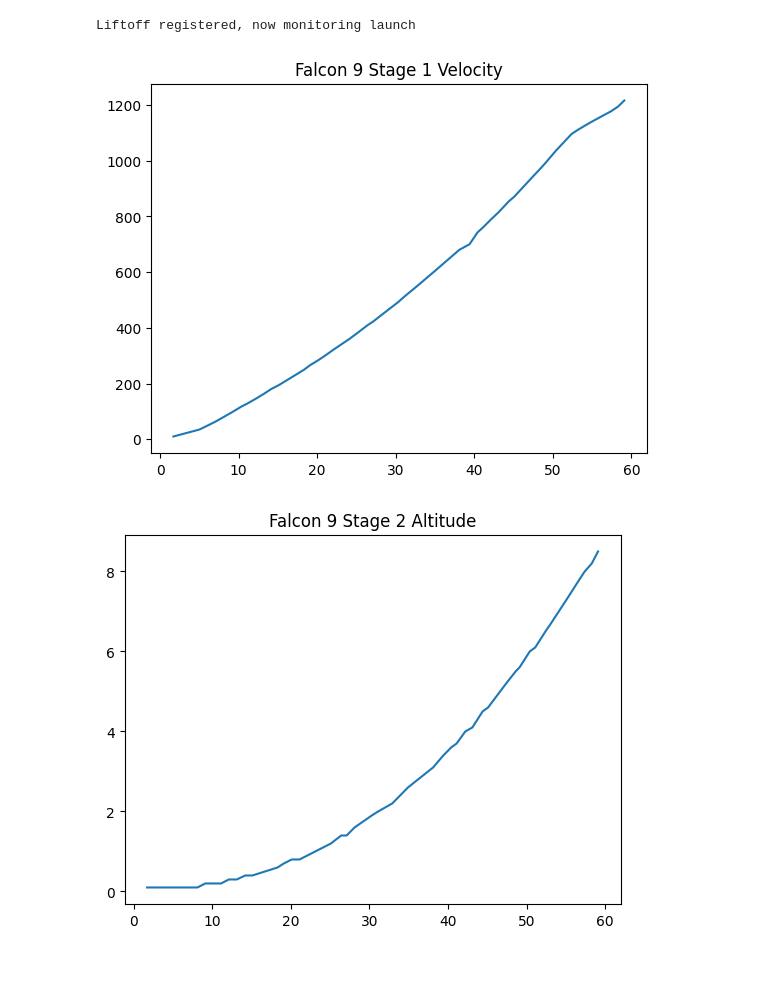
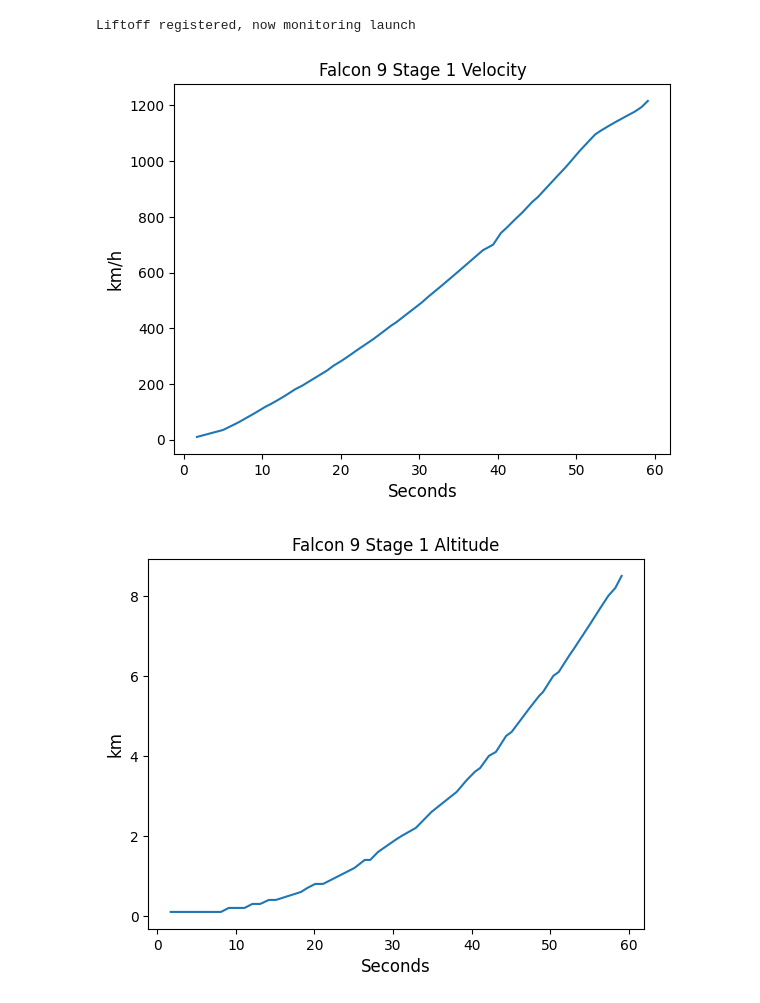
Before and after one commit to manuel-rottschaefer/trajectories, a Jupyter notebook: Trajectories.ipynb, the cells around one changed output. Saved outputs shown, nothing was run; the diff lists cells and outputs as text; code cells hidden in the pictures; blank space fills up the shorter version.

```diff
--- a/Trajectories.ipynb
+++ b/Trajectories.ipynb
@@ -214,18 +214,22 @@ trajectory.to_csv('trajectory.csv')
 # %%
 ''' Data plots '''
 #trajectory = pd.read_csv('trajectory.csv')
 clock = trajectory['secs'].values.tolist()
 
 altitude = trajectory['s1_alt_corr'].values.tolist()
 velocity = trajectory['s1_vel_corr'].values.tolist()
 
 plt.title('Falcon 9 Stage 1 Velocity')
+plt.xlabel('Seconds', fontsize=12)
+plt.ylabel('km/h', fontsize=12)
 plt.plot(clock, velocity)
 plt.show()
 
-plt.title('Falcon 9 Stage 2 Altitude')
+plt.title('Falcon 9 Stage 1 Altitude')
+plt.xlabel('Seconds', fontsize=12)
+plt.ylabel('km', fontsize=12)
 plt.plot(clock, altitude)
 plt.show()
 # %% [output]
-[figure, old version]
+[figure, new version]
-[figure, old version]
+[figure, new version]
```
Also changed, not shown: parts of 1 cell of this notebook.
